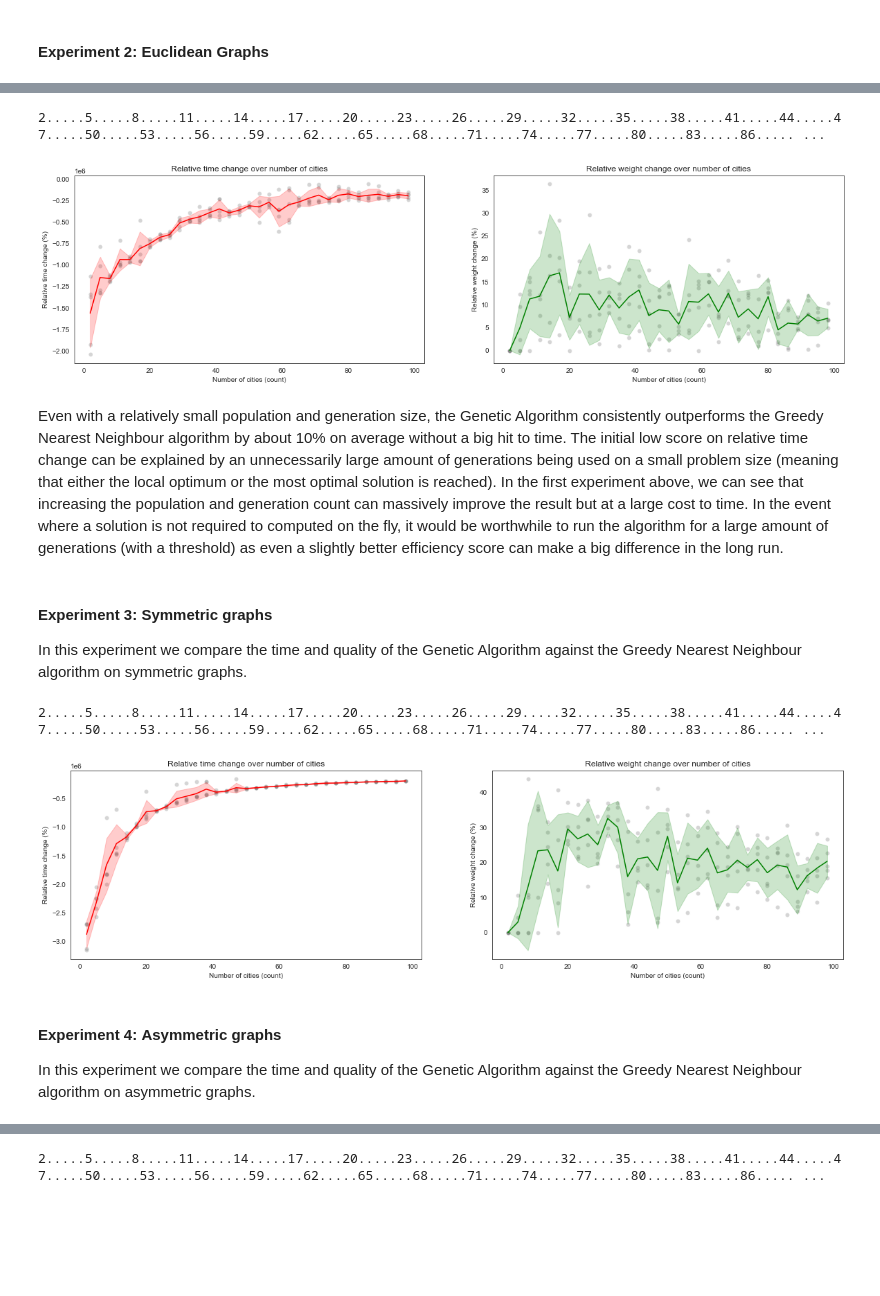
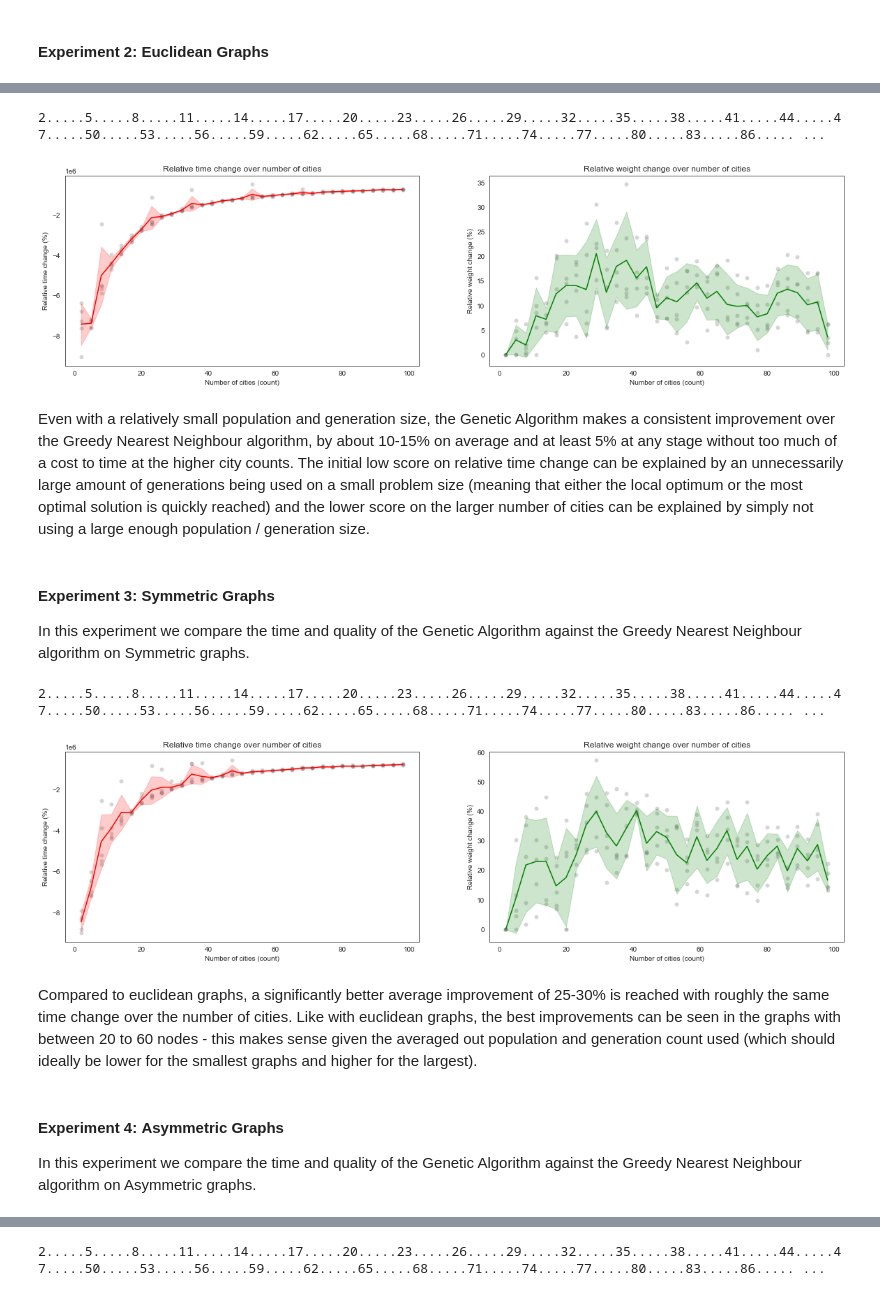
Before and after one commit to danielj0nes/metaheuristics, a Jupyter notebook: Group 07 Coursework.ipynb, the cells around one changed output, grey strips where cells are left out. Saved outputs shown, nothing was run; the diff lists cells and outputs as text; code cells hidden in the pictures; blank space fills up the shorter version.

```diff
--- a/Group 07 Coursework.ipynb
+++ b/Group 07 Coursework.ipynb
@@ -871,26 +902,28 @@ In this experiment we compare time and quality for the Genetic Algorithm against
 # %%
 ga = GA()
-comparison_results = compare_algorithms('Euclidean', lambda G: ga.ga_solve(G, P=150, generations=250))
+comparison_results = compare_algorithms('Euclidean', lambda G: ga.ga_solve(G, P=200, G=450))
 graph_results(comparison_results)
 # %% [output]
 2.....5.....8.....11.....14.....17.....20.....23.....26.....29.....32.....35.....38.....41.....44.....47.....50.....53.....56.....59.....62.....65.....68.....71.....74.....77.....80.....83.....86..... ...
-[figure, old version]
+[figure, new version]
 # %% [markdown]
-Even with a relatively small population and generation size, the Genetic Algorithm consistently outperforms the Greedy Nearest Neighbour algorithm by about 10% on average without a big hit to time. The initial low score on relative time change can be explained by an unnecessarily large amount of generations being used on a small problem size (meaning that either the local optimum or the most optimal solution is reached). In the first experiment above, we can see that increasing the population and generation count can massively improve the result but at a large cost to time. In the event where a solution is not required to computed on the fly, it would be worthwhile to run the algorithm for a large amount of generations (with a threshold) as even a slightly better efficiency score can make a big difference in the long run.
+Even with a relatively small population and generation size, the Genetic Algorithm makes a consistent improvement over the Greedy Nearest Neighbour algorithm, by about 10-15% on average and at least 5% at any stage without too much of a cost to time at the higher city counts. The initial low score on relative time change can be explained by an unnecessarily large amount of generations being used on a small problem size (meaning that either the local optimum or the most optimal solution is quickly reached) and the lower score on the larger number of cities can be explained by simply not using a large enough population / generation size.
 # %% [markdown]
-#### Experiment 3: **Symmetric graphs**
+#### Experiment 3: **Symmetric Graphs**
 
-In this experiment we compare the time and quality of the Genetic Algorithm against the Greedy Nearest Neighbour algorithm on symmetric graphs.
+In this experiment we compare the time and quality of the Genetic Algorithm against the Greedy Nearest Neighbour algorithm on Symmetric graphs.
 # %%
 ga = GA()
-comparison_results = compare_algorithms('symmetric', lambda G: ga.ga_solve(G, P=150, generations=250))
+comparison_results = compare_algorithms('symmetric', lambda G: ga.ga_solve(G, P=200, G=450))
 graph_results(comparison_results)
 # %% [output]
 2.....5.....8.....11.....14.....17.....20.....23.....26.....29.....32.....35.....38.....41.....44.....47.....50.....53.....56.....59.....62.....65.....68.....71.....74.....77.....80.....83.....86..... ...
-[figure, old version]
+[figure, new version]
+# %% [markdown]
+Compared to euclidean graphs, a significantly better average improvement of 25-30% is reached with roughly the same time change over the number of cities. Like with euclidean graphs, the best improvements can be seen in the graphs with between 20 to 60 nodes - this makes sense given the averaged out population and generation count used (which should ideally be lower for the smallest graphs and higher for the largest).
 # %% [markdown]
-#### Experiment 4: **Asymmetric graphs**
+#### Experiment 4: **Asymmetric Graphs**
 
-In this experiment we compare the time and quality of the Genetic Algorithm against the Greedy Nearest Neighbour algorithm on asymmetric graphs.
+In this experiment we compare the time and quality of the Genetic Algorithm against the Greedy Nearest Neighbour algorithm on Asymmetric graphs.
 # %%
 ga = GA()
```
Also changed, not shown: parts of 40 cells of this notebook.
